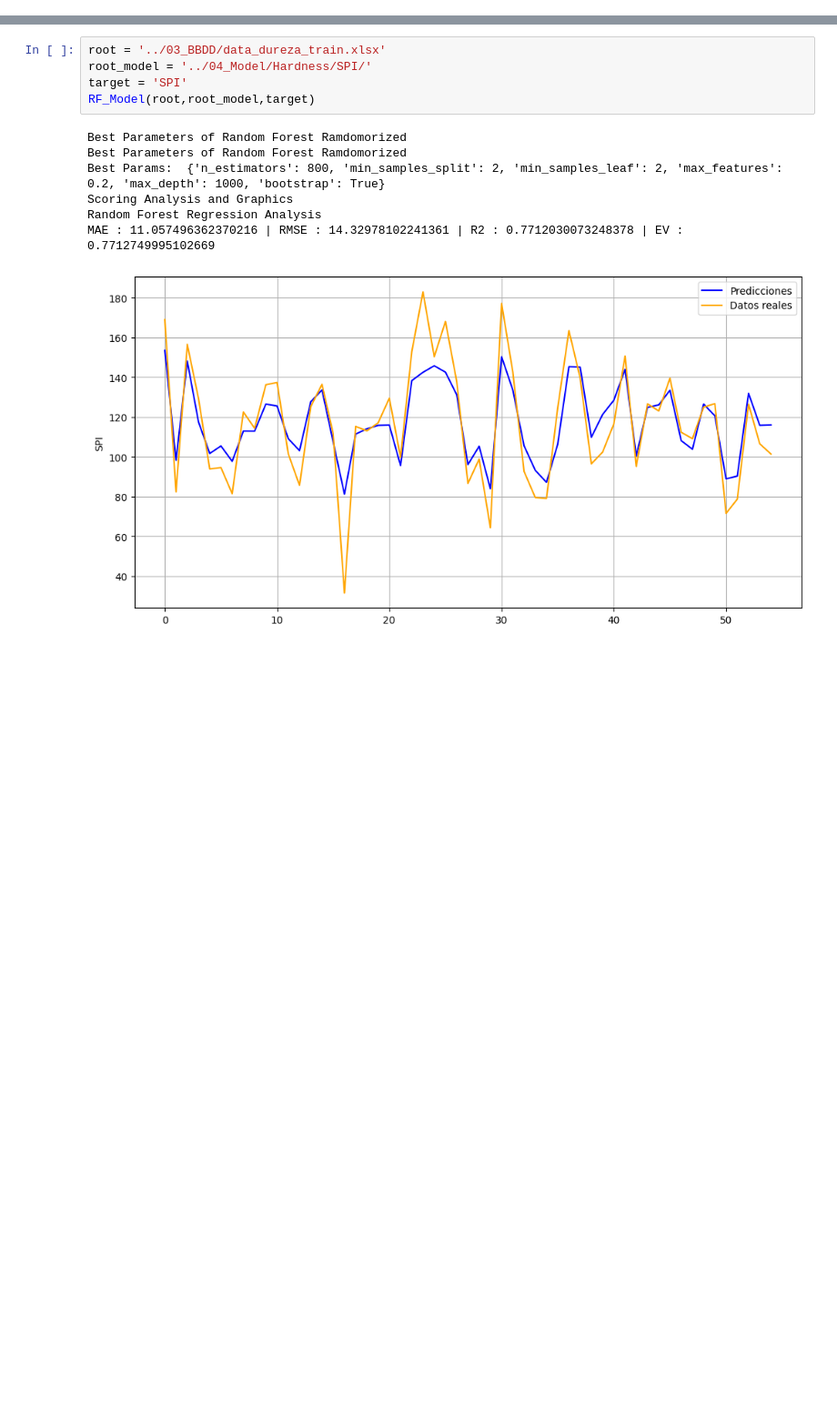
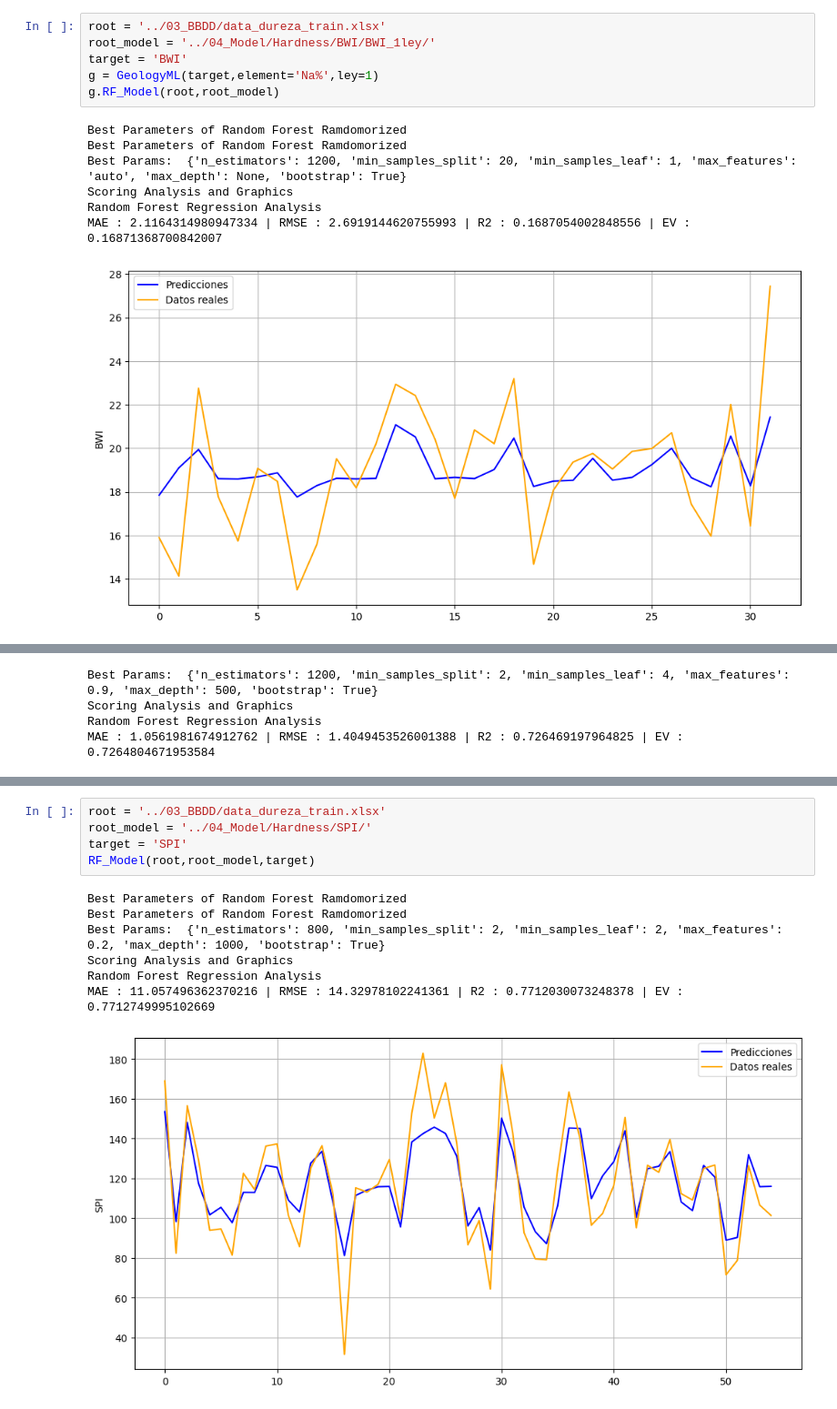
Before and after one commit to MichaelCueto/GeologyML23, a Jupyter notebook: 02_Codigo/borrador.ipynb, the cells around one changed output, grey strips where cells are left out. Shown at 91% size. Cells and saved outputs as stored; diff of their text form; blank space fills up the shorter version.

```diff
--- a/02_Codigo/borrador.ipynb
+++ b/02_Codigo/borrador.ipynb
@@ -160,0 +118,14 @@ MAE : 1.6450227357760103 | RMSE : 2.102513994351093 | R2 : 0.32522953431382084 |
+# %%
+root = '../03_BBDD/data_dureza_train.xlsx'
+root_model = '../04_Model/Hardness/BWI/BWI_1ley/'
+target = 'BWI'
+g = GeologyML(target,element='Na%',ley=1)
+g.RF_Model(root,root_model)
+# %% [output]
+Best Parameters of Random Forest Ramdomorized
+Best Parameters of Random Forest Ramdomorized
+Best Params:  {'n_estimators': 1200, 'min_samples_split': 20, 'min_samples_leaf': 1, 'max_features': 'auto', 'max_depth': None, 'bootstrap': True}
+Scoring Analysis and Graphics
+Random Forest Regression Analysis
+MAE : 2.1164314980947334 | RMSE : 2.6919144620755993 | R2 : 0.1687054002848556 | EV : 0.16871368700842007
+[figure, added]
@@ -160,0 +133,4 @@ MAE : 1.6450227357760103 | RMSE : 2.102513994351093 | R2 : 0.32522953431382084 |
+Best Params:  {'n_estimators': 1200, 'min_samples_split': 2, 'min_samples_leaf': 4, 'max_features': 0.9, 'max_depth': 500, 'bootstrap': True}
+Scoring Analysis and Graphics
+Random Forest Regression Analysis
+MAE : 1.0561981674912762 | RMSE : 1.4049453526001388 | R2 : 0.726469197964825 | EV : 0.7264804671953584
```
Also changed, not shown: parts of 12 cells of this notebook, 17 other files.
